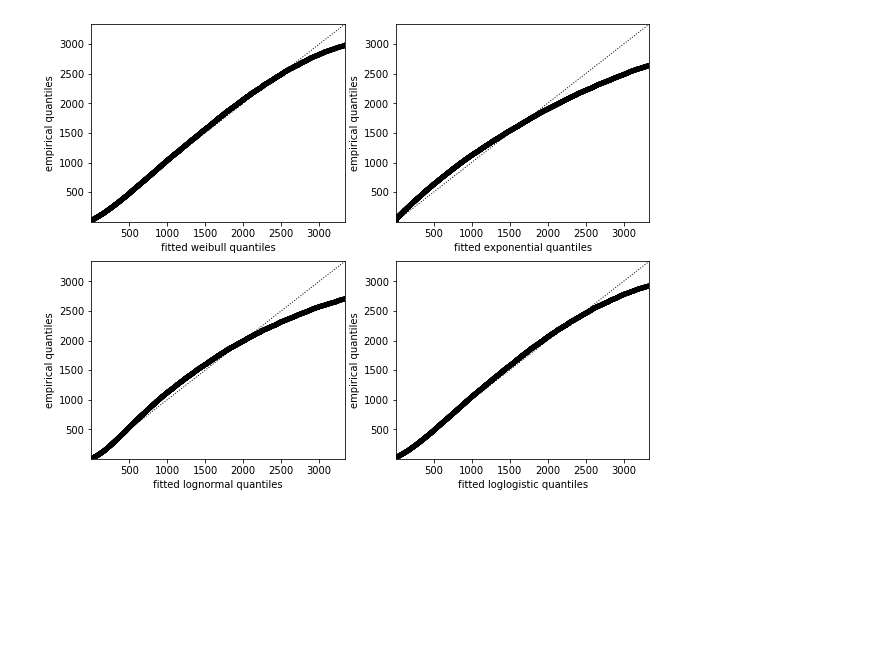
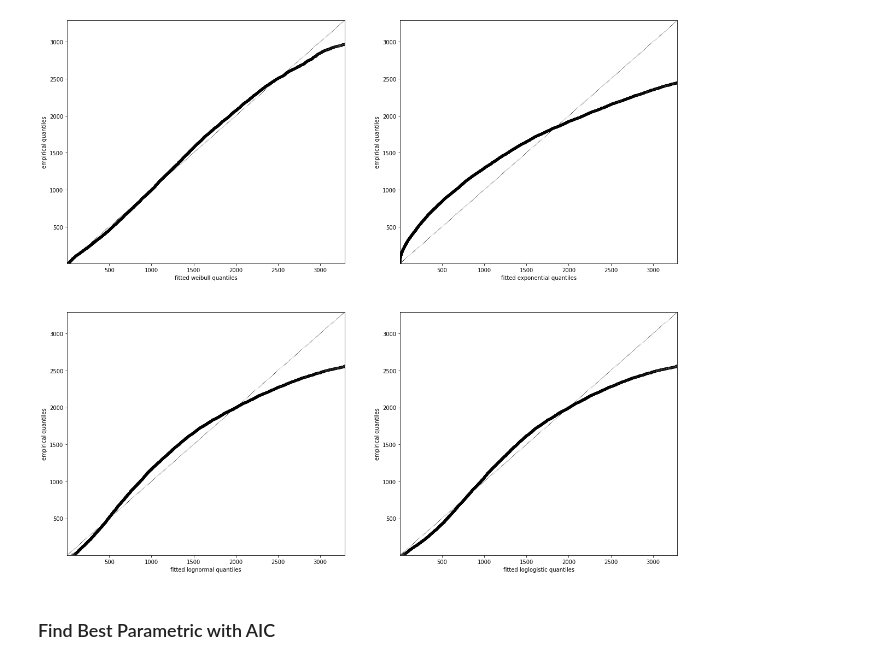
Before and after one commit to wilson-diaz/HCUP-Survival, a Jupyter notebook: SurvivalModels.ipynb, the cells around one changed output. Cells and saved outputs as stored; diff of their text form; code cells hidden in the pictures; blank space fills up the shorter version.

```diff
--- a/SurvivalModels.ipynb
+++ b/SurvivalModels.ipynb
@@ -6,6 +6,5 @@ import lifelines as lf
 import sklearn as sk
 # %%
 # let's get our data
-data = pd.read_csv('clean/afib_425_2_clean.csv')
+data = pd.read_csv('clean/afib_434_4_clean.csv')
 data.describe()
-T, E = data['duration'], data['event']
@@ -48,11 +96,13 @@ spf.plot_survival_function(ax=axes[2][0])
 # %%
-fig, axes = plt.subplots(2, 2, figsize=(10, 8))
+fig, axes = plt.subplots(2, 2, figsize=(20, 18))
 axes = axes.reshape(4,)
 
 for i, model in enumerate([wbf, exf, lnf, llf]):
     model.fit(T, E)
     lf.plotting.qq_plot(model, ax=axes[i])
 # %% [output]
-[figure, old version]
+[figure, new version]
+# %% [markdown]
+### Find Best Parametric with AIC
 # %%
 best_model, best_aic_ = lf.utils.find_best_parametric_model(T, E)
```
Also changed, not shown: parts of 21 cells of this notebook, 5 other files.
